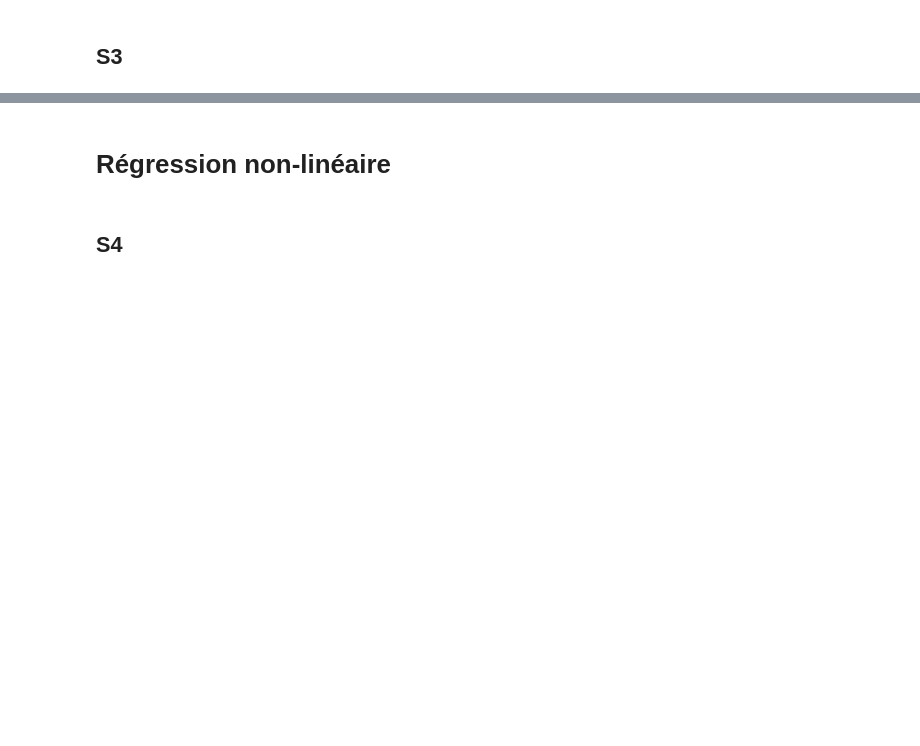
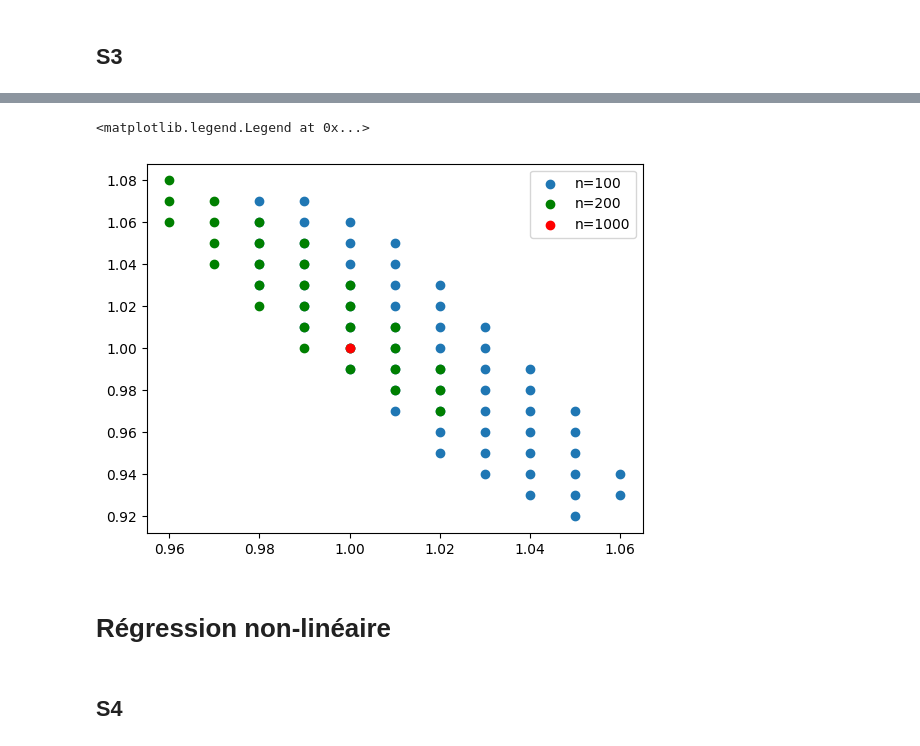
Before and after one commit to isaigordeev/Regressions, a Jupyter notebook: IsaiGordeev_ZhichengHui_Régressions.ipynb, the cells around one changed output, grey strips where cells are left out. Cells and saved outputs as stored; diff of their text form; code cells hidden in the pictures; blank space fills up the shorter version.

```diff
--- a/IsaiGordeev_ZhichengHui_Régressions.ipynb
+++ b/IsaiGordeev_ZhichengHui_Régressions.ipynb
@@ -223,3 +311,18 @@ $$ \lim_{n \rightarrow \infty} {\frac{1}{n}(X^n)^{\text T}\varepsilon^n} =
+# %%
+
+dataset1 = generator_noisy_linear(initial_beta, 10000, sigma)
+ell1 = ellipsoid(dataset1)
+dataset3 = generator_noisy_linear(initial_beta, 200, sigma)
+ell3 = ellipsoid(dataset3)
+dataset2 = generator_noisy_linear(initial_beta, 100, sigma)
+ell2 = ellipsoid(dataset2)
+plt.scatter(ell2[0], ell2[1], label='n=100')
+plt.scatter(ell3[0], ell3[1], color='green', label='n=200')
+plt.scatter(ell1[0], ell1[1], color='red', label='n=1000')
+plt.legend()
+# %% [output]
+<matplotlib.legend.Legend at 0x...>
+[figure, added]
 # %% [markdown]
 # Régression non-linéaire
 # %% [markdown]
```
Also changed, not shown: parts of 13 cells of this notebook, 1 other file.
